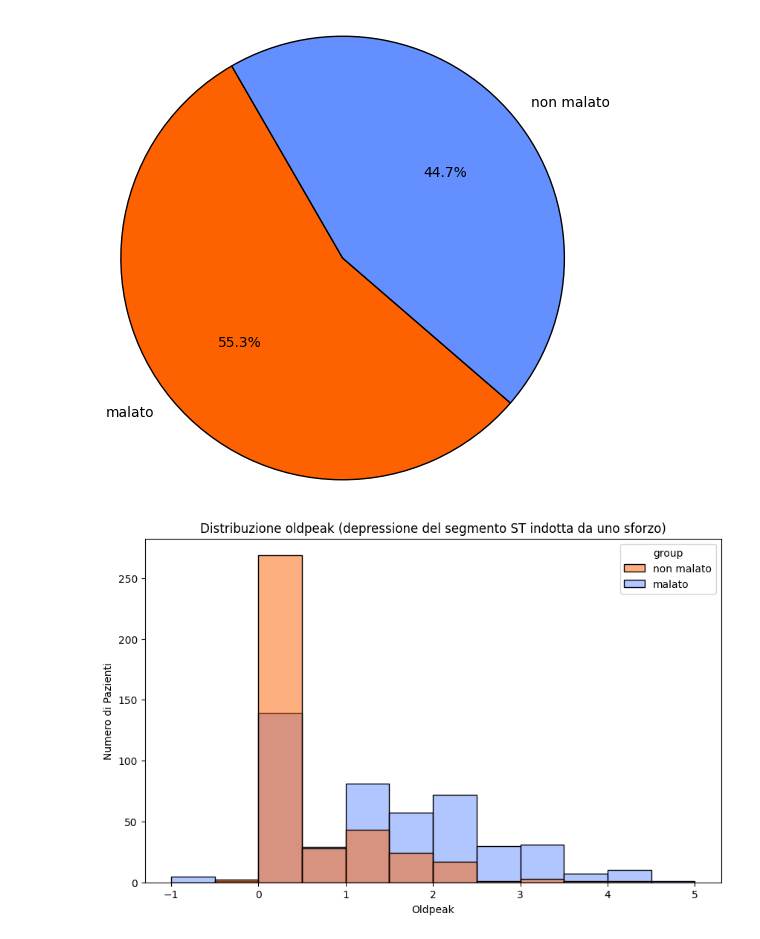
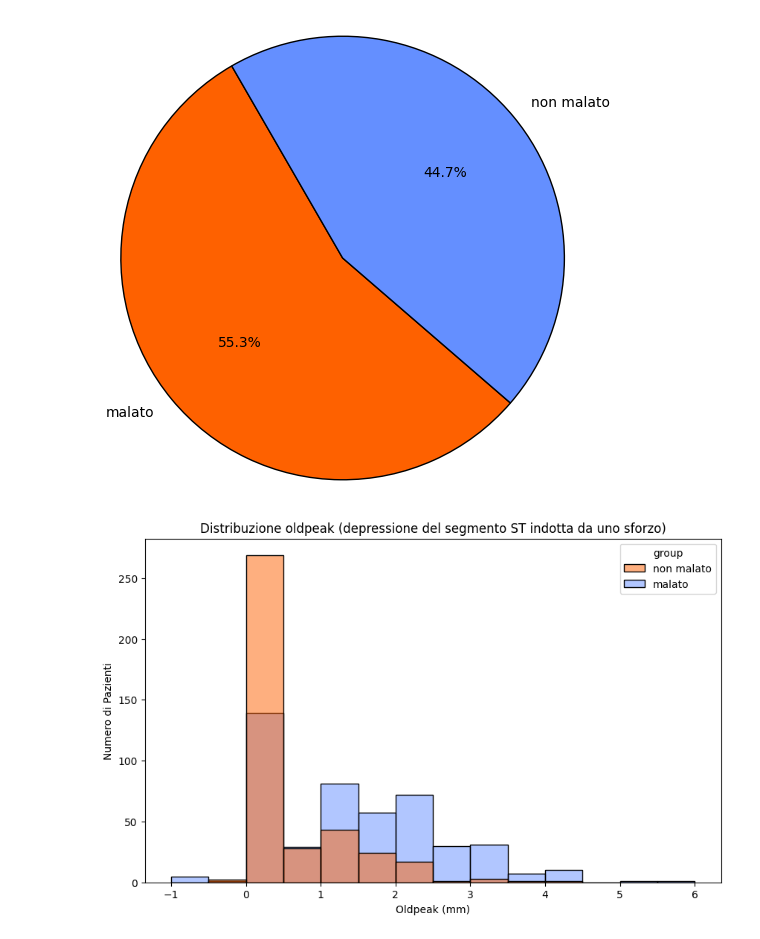
Before and after one commit to mattiaise/scientific-visualization, a Jupyter notebook: tiaHeart.ipynb, the cells around one changed output. Saved outputs shown, nothing was run; the diff lists cells and outputs as text; code cells hidden in the pictures.

Commit message:
add oldpeak

```diff
--- a/tiaHeart.ipynb
+++ b/tiaHeart.ipynb
@@ -292,13 +292,13 @@ plt.show()
 # %% [output]
 [figure]
 # %%
-bar_plot = sns.histplot(x='oldpeak', hue='group', data=df, palette=t_cls, bins=np.arange(-1, 5.1, .5))
+bar_plot = sns.histplot(x='oldpeak', hue='group', data=df, palette=t_cls, bins=np.arange(-1, 6.1, .5))
 
-bar_plot.set_xlabel("Oldpeak")
+bar_plot.set_xlabel("Oldpeak (mm)")
 bar_plot.set_ylabel("Numero di Pazienti")
 
 bar_plot.set_title("Distribuzione oldpeak (depressione del segmento ST indotta da uno sforzo)")
 
 plt.show()
 # %% [output]
-[figure, old version]
+[figure, new version]
```
